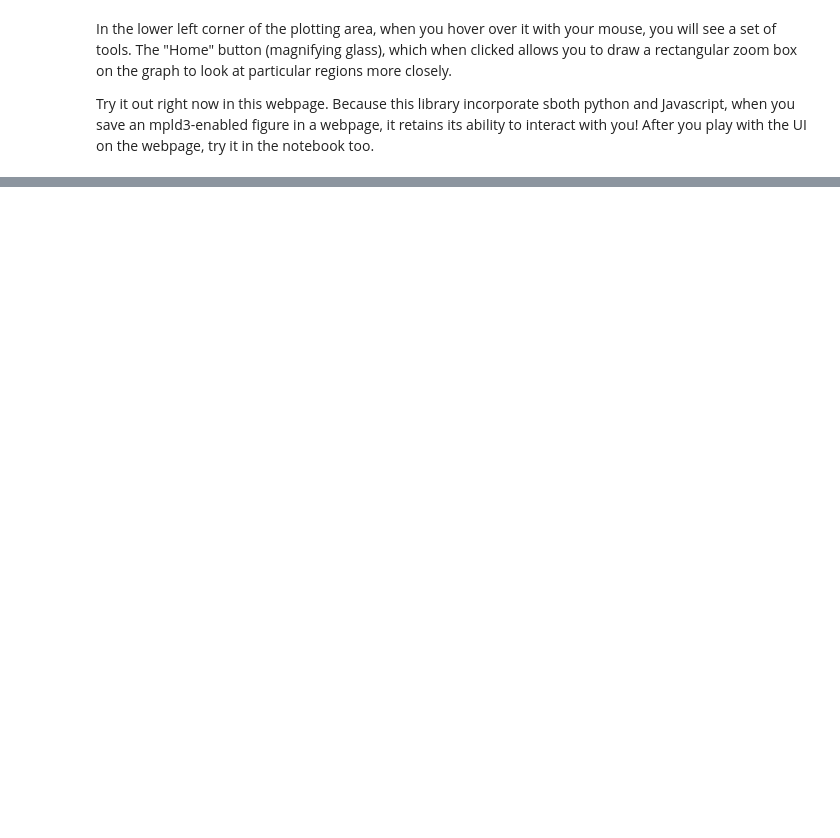
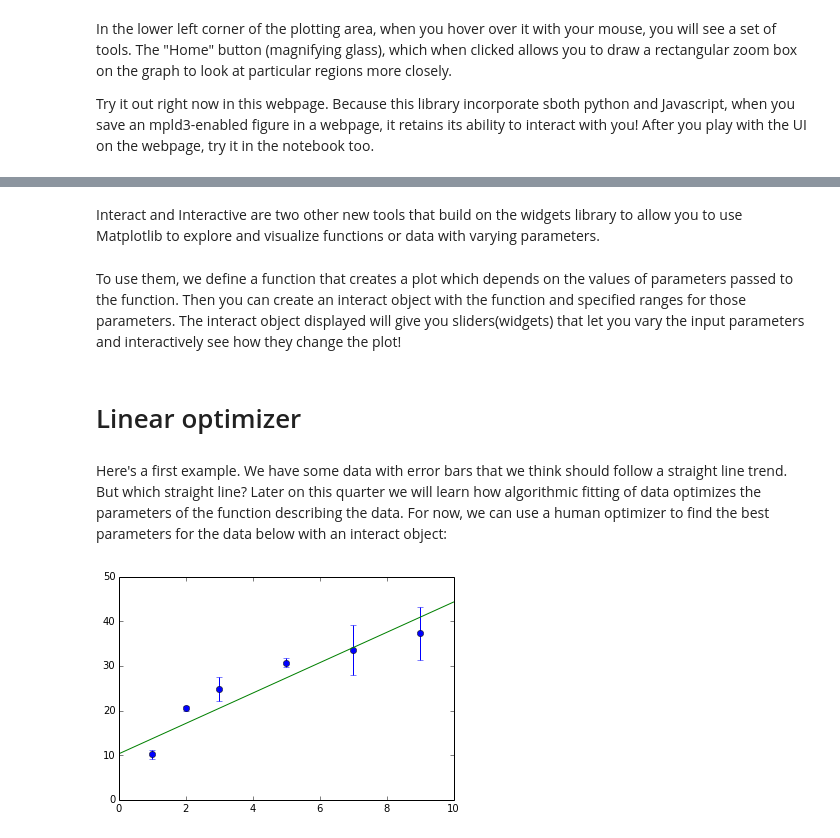
Before and after one commit to cmangkuo/PHYS202-S14, a Jupyter notebook: Graphics/WidgetTour.ipynb, the cells around one changed output, grey strips where cells are left out. Saved outputs shown, nothing was run; the diff lists cells and outputs as text; code cells hidden in the pictures; blank space fills up the shorter version.

Commit message:
Worked on widgets, started Schellings

```diff
--- a/Graphics/WidgetTour.ipynb
+++ b/Graphics/WidgetTour.ipynb
@@ -34,0 +240,7 @@ Try it out right now in this webpage. Because this library incorporate sboth pyt
+# %%
+def click_handler(widget):
+    print "clicked"
+
+b = widgets.ButtonWidget(description = "Click Me")
+b.on_click(click_handler)
+display(b)
@@ -34,0 +258,2 @@ Try it out right now in this webpage. Because this library incorporate sboth pyt
+# %% [markdown]
+Interact and Interactive are two other new tools that build on the widgets library to allow you to use Matplotlib to explore and visualize functions or data with varying parameters.
@@ -34,0 +262,37 @@ Try it out right now in this webpage. Because this library incorporate sboth pyt
+# %% [markdown]
+To use them, we define a function that creates a plot which depends on the values of parameters passed to the function. Then you can create an interact object with the function and specified ranges for those parameters. The interact object displayed will give you sliders(widgets) that let you vary the input parameters and interactively see how they change the plot!
+# %% [markdown]
+# Linear optimizer
+# %% [markdown]
+Here's a first example. We have some data with error bars that we think should follow a straight line trend. But which straight line? Later on this quarter we will learn how algorithmic fitting of data optimizes the parameters of the function describing the data. For now, we can use a human optimizer to find the best parameters for the data below with an interact object:
+# %%
+def linear_plot (m = 0.5, b =27.0):
+    '''
+    Create a plot of some data that should vary linearly along with
+    a straight line function with the given slope and intercept.
+    '''
+
+    #Data to optimize
+    datax = np.array([1.0,2.0,3.0,5.0,7.0,9.0])
+    datay = np.array([10.2, 20.5, 24.8, 30.7, 33.6, 37.3])
+    erry = np.array([1.0,0.5,2.6,1.0,5.6,6.0])
+
+    #Plot the Data
+    plt.errorbar(datax, datay, xerr=0.0, yerr=erry, fmt = 'o')
+
+    #Create a function to approximate the data using the slope and
+    #intercept parameters passed to the function
+    steps = 100
+    x = np.linspace(0,10.,steps)
+    y = m*x + b
+
+    #Plot and show the result
+    plt.plot(x,y)
+    plt.xlim(0.,10.)
+    plt.ylim(0.,50.)
+    plt.show()
+
+#Create an interactive plot with sliders for varying the slope and intercept
+v = interact (linear_plot, m = (0.0,5.0), b=(0.0,50.0))
+# %% [output]
+[figure, added]
```
Also changed, not shown: parts of 25 cells of this notebook, 1 other file.
